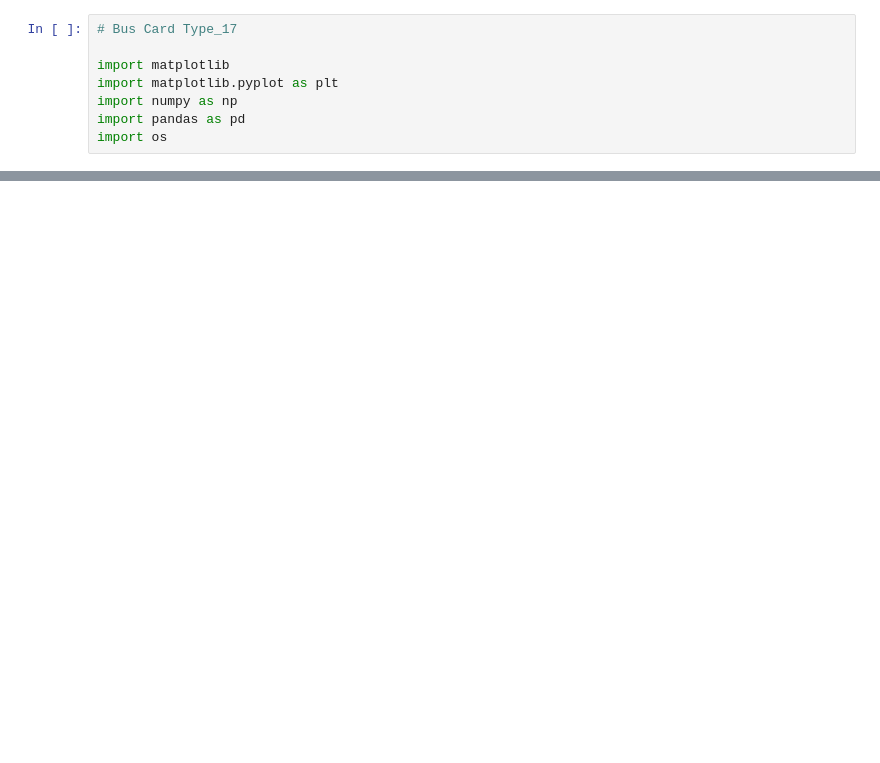
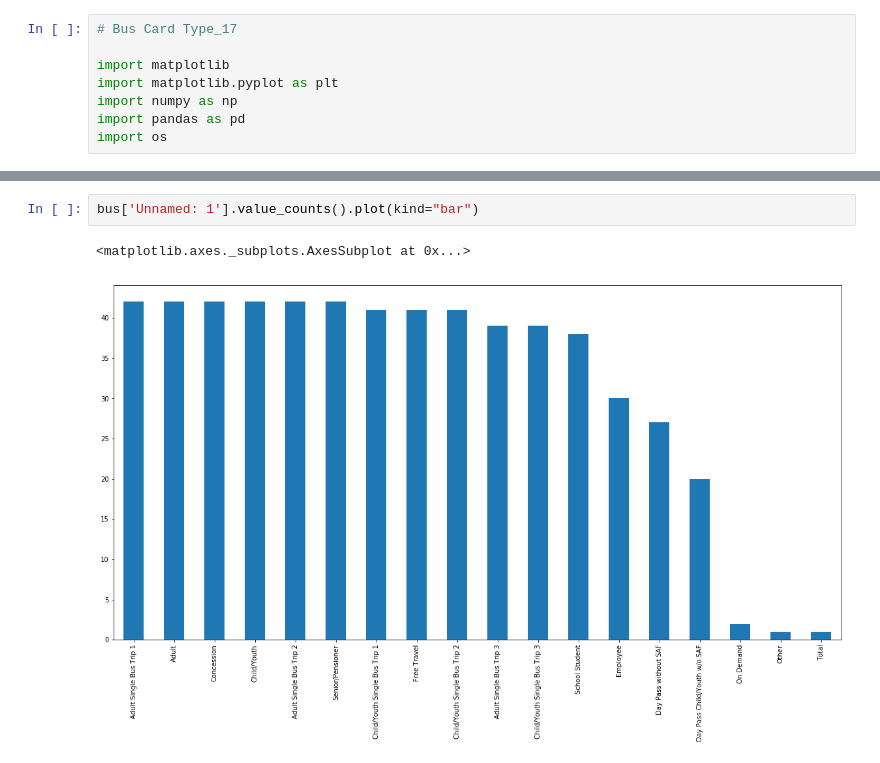
Before and after one commit to Annie677/Dataproject, a Jupyter notebook: Untitled.ipynb, the cells around one changed output, grey strips where cells are left out. Drawn from its saved outputs; the diff is of its cells as text; blank space fills up the shorter version.

```diff
--- a/Untitled.ipynb
+++ b/Untitled.ipynb
@@ -26,0 +47,5 @@ un
+# %%
+bus['Unnamed: 1'].value_counts().plot(kind="bar")
+# %% [output]
+<matplotlib.axes._subplots.AxesSubplot at 0x...>
+[figure, added]
```
Also changed, not shown: parts of 6 cells of this notebook.
